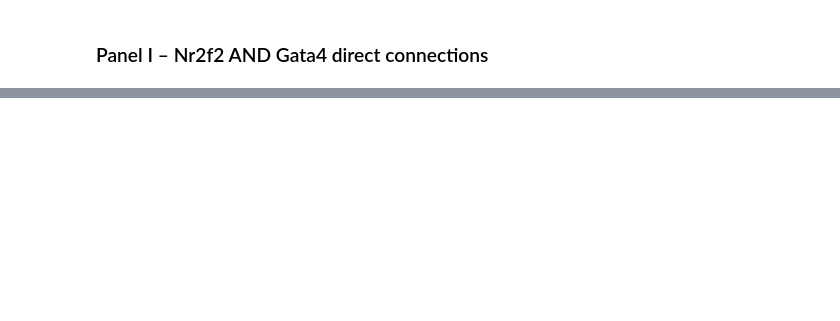
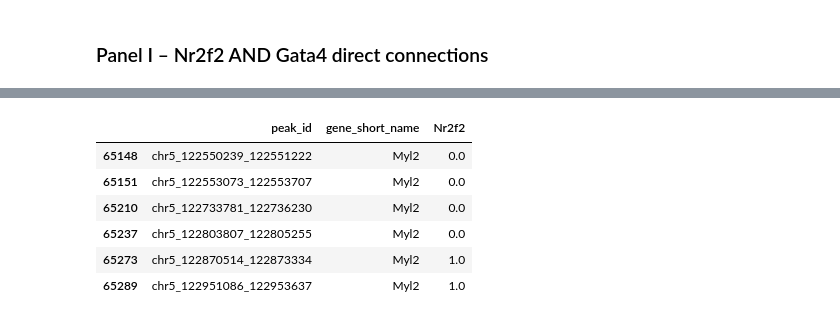
Before and after one commit to jmmuncie/Muncie-Vasic_bioRxiv_2024, a Jupyter notebook: CellOracle_GRN_Analyses/7-panels-HI.ipynb, the cells around one changed output, grey strips where cells are left out. Cells and saved outputs as stored; diff of their text form; code cells hidden in the pictures; blank space fills up the shorter version.

```diff
--- a/CellOracle_GRN_Analyses/7-panels-HI.ipynb
+++ b/CellOracle_GRN_Analyses/7-panels-HI.ipynb
@@ -323,0 +364,13 @@ plt.savefig(f"./data/{tf}-wt.pdf", format='pdf')
+# %%
+base_GRN_default_atac = co.data.load_mouse_scATAC_atlas_base_GRN()
+# %%
+x = base_GRN_default_atac
+x[x.gene_short_name == 'Myl2'][['peak_id', 'gene_short_name', 'Nr2f2']]
+# %% [output]
+|  | peak_id | gene_short_name | Nr2f2 |
+| 65148 | chr5_122550239_122551222 | Myl2 | 0.0 |
+| 65151 | chr5_122553073_122553707 | Myl2 | 0.0 |
+| 65210 | chr5_122733781_122736230 | Myl2 | 0.0 |
+| 65237 | chr5_122803807_122805255 | Myl2 | 0.0 |
+| 65273 | chr5_122870514_122873334 | Myl2 | 1.0 |
+| 65289 | chr5_122951086_122953637 | Myl2 | 1.0 |
```
Also changed, not shown: parts of 13 cells of this notebook, 13 other files.
